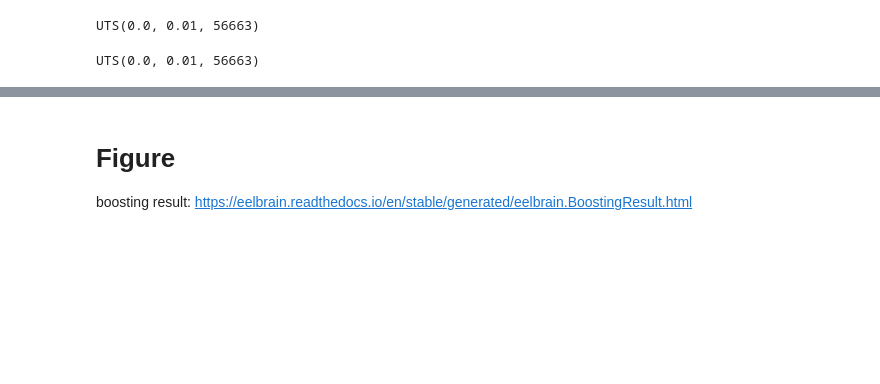
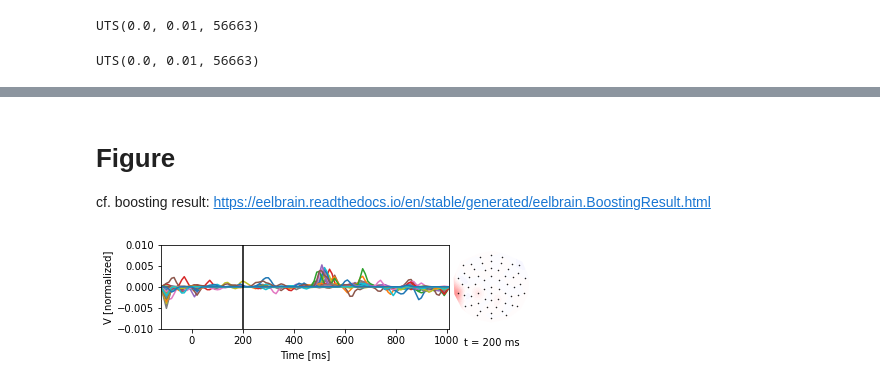
Before and after one commit to jeonghwa-cho/trf, a Jupyter notebook: estimate_trfs_LittlePrince.ipynb, the cells around one changed output, grey strips where cells are left out. Saved outputs shown, nothing was run; the diff lists cells and outputs as text; code cells hidden in the pictures; blank space fills up the shorter version.

```diff
--- a/estimate_trfs_LittlePrince.ipynb
+++ b/estimate_trfs_LittlePrince.ipynb
@@ -272,7 +274,7 @@ eelbrain.save.pickle(trf, 'C:/Users/LG/Data/LittlePrince/TRFs/R0462 re_envelope.
 # %% [markdown]
 # Figure
 
-boosting result: https://eelbrain.readthedocs.io/en/stable/generated/eelbrain.BoostingResult.html
+cf. boosting result: https://eelbrain.readthedocs.io/en/stable/generated/eelbrain.BoostingResult.html
 # %%
 import re
 import os
@@ -284,0 +285,9 @@ trf = eelbrain.load.unpickle(TRF_DIR / subject / f'{subject} envelope.pickle')
+# %%
+subject = 'R0462'
+trf = load.unpickle(f'C:/Users/LG/data/LittlePrince/TRFs/{subject} shifted_envelope.pickle')
+# %%
+%matplotlib inline
+p = plot.TopoButterfly(trf.h, w=6, h=2, vmax = 0.01)
+p.set_time(.2)
+# %% [output]
+[figure, added]
```
Also changed, not shown: parts of 51 cells of this notebook.
